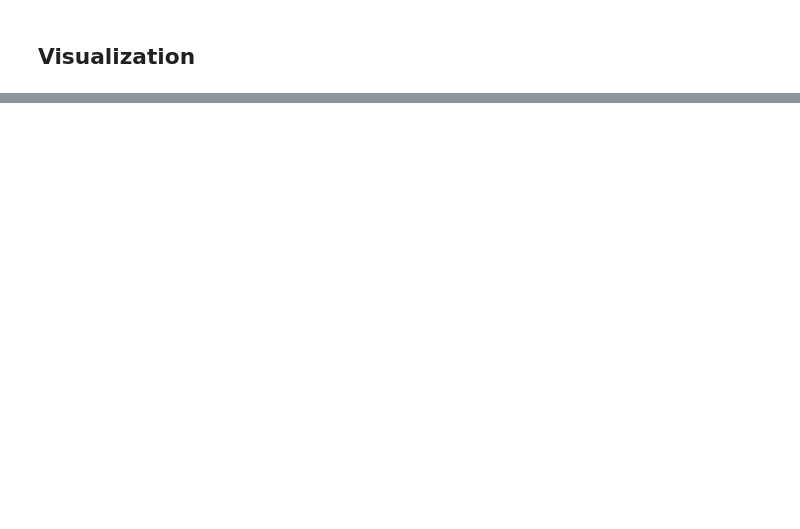
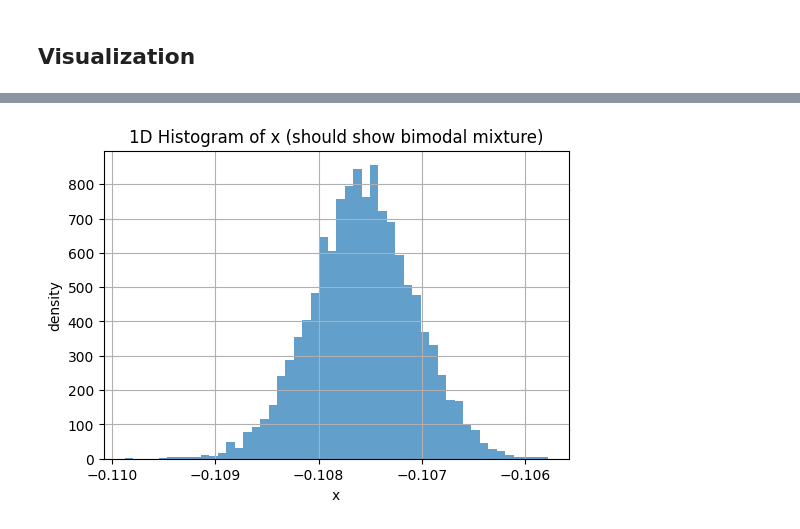
Before and after one commit to XuanWeiWang-999/1141ML-Final-Reconstructing-Ancient-Life-through-Molecular-Diffusion-Models313652018, a Jupyter notebook: code space/code_2.ipynb, the cells around one changed output, grey strips where cells are left out. Drawn from its saved outputs; the diff is of its cells as text; code cells hidden in the pictures; blank space fills up the shorter version.

```diff
--- a/code space/code_2.ipynb
+++ b/code space/code_2.ipynb
@@ -219,34 +262,28 @@ if step % 500 == 0:
 # %%
 @torch.no_grad()
 def reverse_sample(model, num_samples=200, n_points=N_POINTS):
-    """
-    反向 diffusion → 生成點雲
-    產生 shape = (num_samples, n_points, 3)
-    """
     model.eval()
-
-    # 先從純 Gaussian 噪聲開始
     x_t = torch.randn(num_samples, n_points, 3, device=device)
 
     for t in range(T-1, -1, -1):
         t_batch = torch.full((num_samples,), t, device=device, dtype=torch.long)
 
-        # predict x0
-        x0_hat = model(x_t, t_batch)   # (B,N,3)
+        x0_hat = model(x_t, t_batch)   #<<<<<<<<<<
 
-        alpha_bar_t   = alpha_bar[t]
-        if t > 0:
-            alpha_bar_prev = alpha_bar[t-1]
-        else:
-            alpha_bar_prev = torch.tensor(1.0, device=device)
+        beta_t = betas[t]
+        alpha_t = alphas[t]
+        alpha_bar_t = alpha_bar[t]
+        alpha_bar_prev = alpha_bar[t-1] if t > 0 else torch.tensor(1.0, device=device)
 
-        # reconstruction step
-        mean = torch.sqrt(alpha_bar_prev) * x0_hat
-        var  = 1 - alpha_bar_prev
+        coef1 = torch.sqrt(alpha_bar_prev) * (beta_t / (1 - alpha_bar_t))
+        coef2 = torch.sqrt(alpha_t) * (1 - alpha_bar_prev) / (1 - alpha_bar_t)
+
+        mean = coef1 * x0_hat + coef2 * x_t
 
         if t > 0:
             noise = torch.randn_like(x_t)
-            x_t = mean + torch.sqrt(var) * noise
+            sigma_t = torch.sqrt((1 - alpha_bar_prev) * (beta_t / (1 - alpha_bar_t)))
+            x_t = mean + sigma_t * noise
         else:
             x_t = mean
 
@@ -326,0 +397,4 @@ KeyboardInterrupt:
+# %%
+plot_histogram_x(samples)
+# %% [output]
+[figure, added]
```
Also changed, not shown: parts of 8 cells of this notebook.
